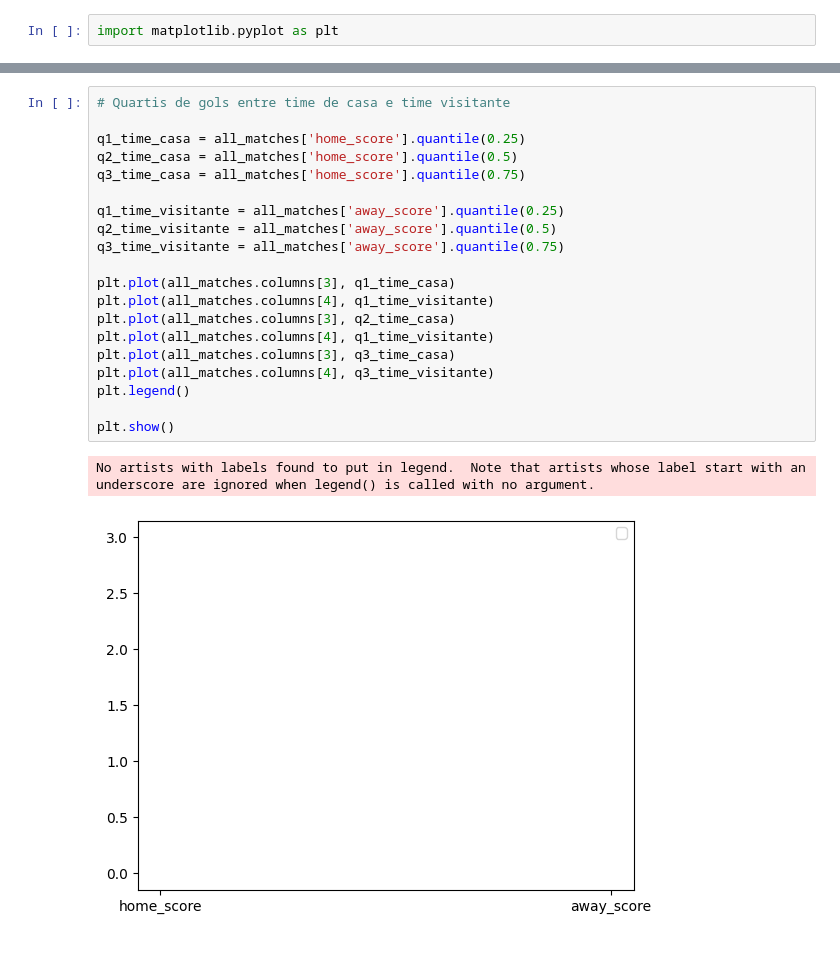
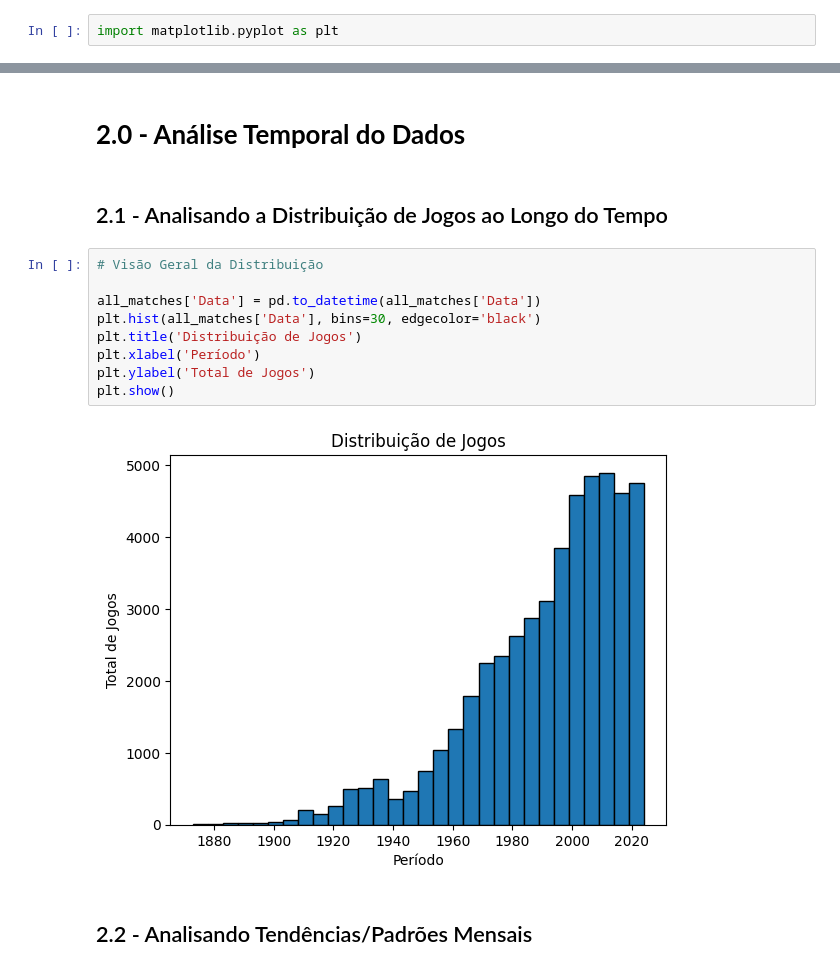
Before and after one commit to maykelsantos/about_soccer, a Jupyter notebook: app.ipynb, the cells around one changed output, grey strips where cells are left out. Cells and saved outputs as stored; diff of their text form.

```diff
--- a/app.ipynb
+++ b/app.ipynb
@@ -169,23 +215,17 @@ plt.show()
-# %%
-# Quartis de gols entre time de casa e time visitante
-
-q1_time_casa = all_matches['home_score'].quantile(0.25)
-q2_time_casa = all_matches['home_score'].quantile(0.5)
-q3_time_casa = all_matches['home_score'].quantile(0.75)
-
-q1_time_visitante = all_matches['away_score'].quantile(0.25)
-q2_time_visitante = all_matches['away_score'].quantile(0.5)
-q3_time_visitante = all_matches['away_score'].quantile(0.75)
-
-plt.plot(all_matches.columns[3], q1_time_casa)
-plt.plot(all_matches.columns[4], q1_time_visitante)
-plt.plot(all_matches.columns[3], q2_time_casa)
-plt.plot(all_matches.columns[4], q1_time_visitante)
-plt.plot(all_matches.columns[3], q3_time_casa)
-plt.plot(all_matches.columns[4], q3_time_visitante)
-plt.legend()
-
-plt.show()
-# %% [output]
-No artists with labels found to put in legend.  Note that artists whose label start with an underscore are ignored when legend() is called with no argument.
-[figure, removed]
+# %% [markdown]
+# **2.0 - Análise Temporal do Dados**
+# %% [markdown]
+## 2.1 - Analisando a Distribuição de Jogos ao Longo do Tempo
+# %%
+# Visão Geral da Distribuição
+
+all_matches['Data'] = pd.to_datetime(all_matches['Data'])
+plt.hist(all_matches['Data'], bins=30, edgecolor='black')
+plt.title('Distribuição de Jogos')
+plt.xlabel('Período')
+plt.ylabel('Total de Jogos')
+plt.show()
+# %% [output]
+[figure, added]
+# %% [markdown]
+## 2.2 - Analisando Tendências/Padrões Mensais
```
Also changed, not shown: parts of 11 cells of this notebook, 1 other file.
